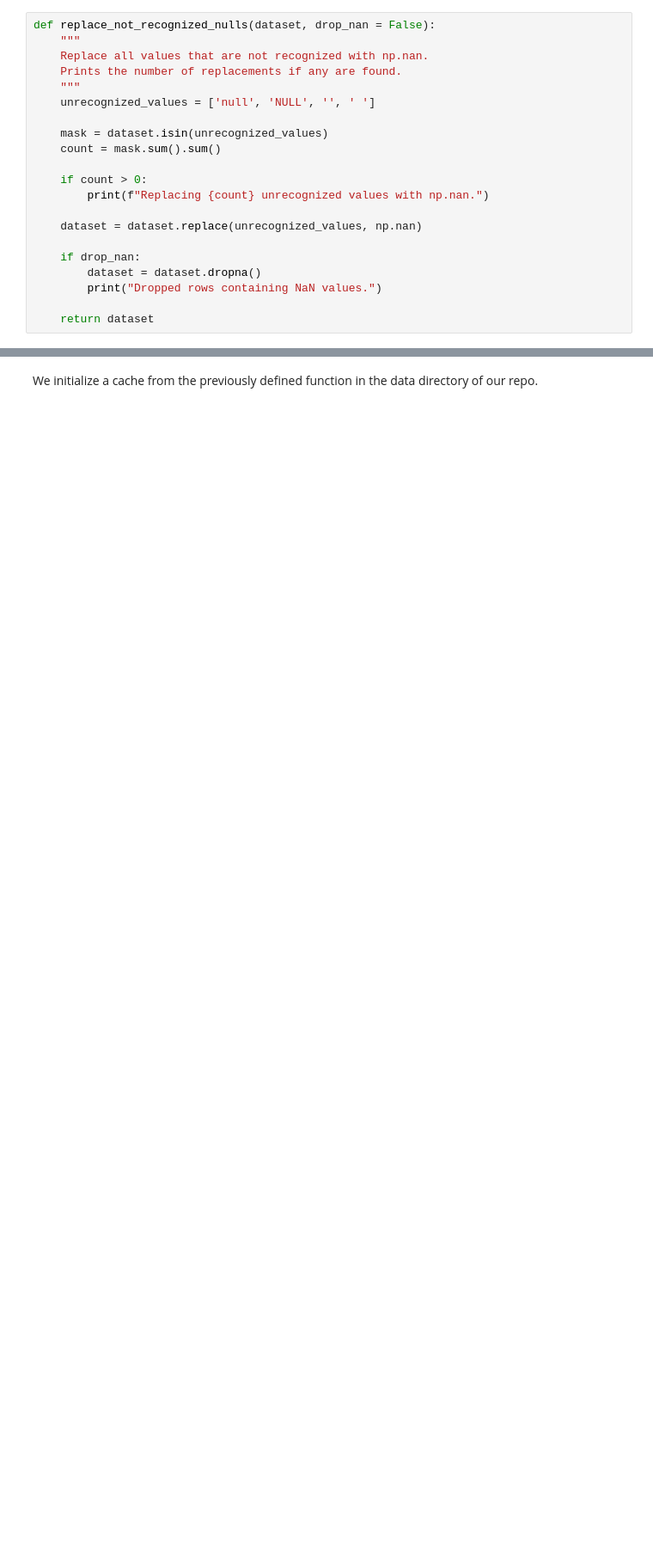
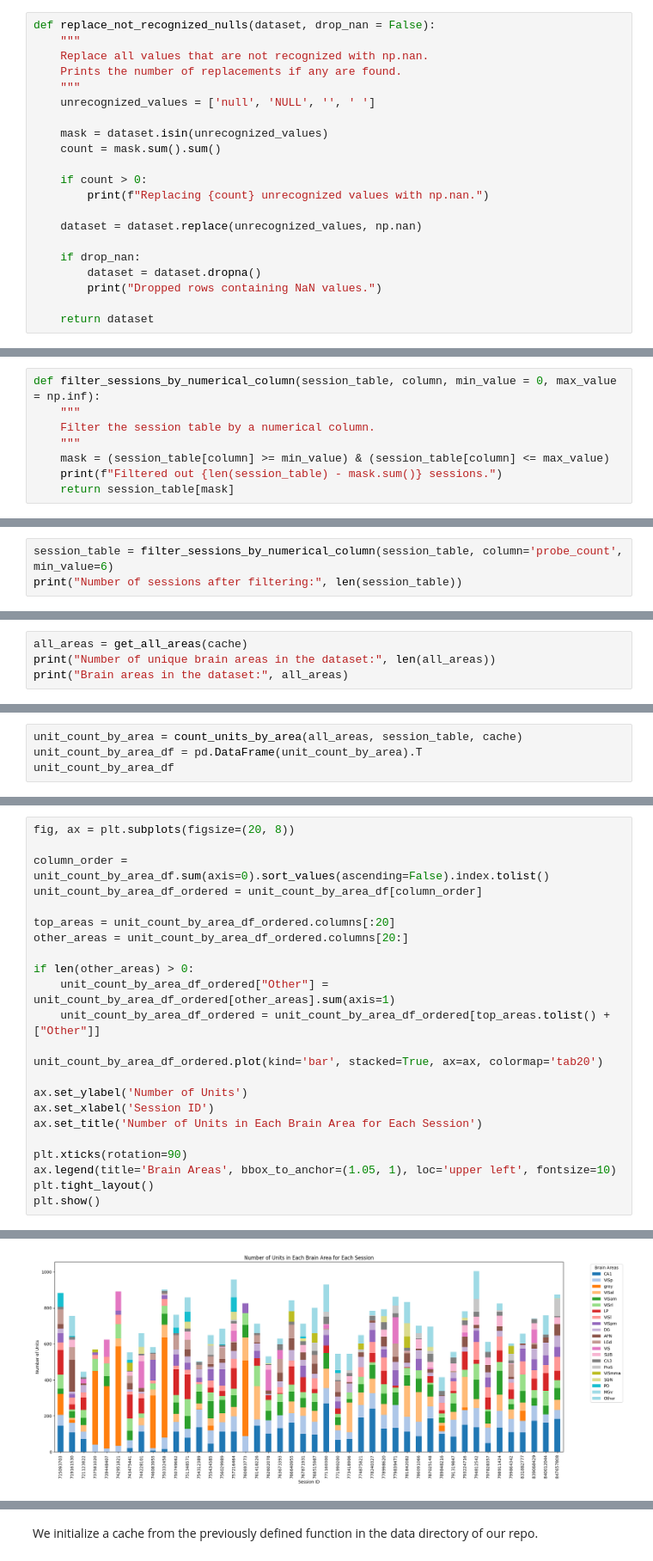
Before and after one commit to FilippoRonzino/mathematical-modelling-for-neuroscience, a Jupyter notebook: import_data.ipynb, the cells around one changed output, grey strips where cells are left out. Shown at 86% size. Saved outputs shown, nothing was run; the diff lists cells and outputs as text; blank space fills up the shorter version.

```diff
--- a/import_data.ipynb
+++ b/import_data.ipynb
@@ -59,0 +102,8 @@ def replace_not_recognized_nulls(dataset, drop_nan = False):
+# %%
+def filter_sessions_by_numerical_column(session_table, column, min_value = 0, max_value = np.inf):
+    """
+    Filter the session table by a numerical column.
+    """
+    mask = (session_table[column] >= min_value) & (session_table[column] <= max_value)
+    print(f"Filtered out {len(session_table) - mask.sum()} sessions.")
+    return session_table[mask]
@@ -59,0 +174,3 @@ def replace_not_recognized_nulls(dataset, drop_nan = False):
+# %%
+session_table = filter_sessions_by_numerical_column(session_table, column='probe_count', min_value=6)
+print("Number of sessions after filtering:", len(session_table))
@@ -59,0 +182,4 @@ def replace_not_recognized_nulls(dataset, drop_nan = False):
+# %%
+all_areas = get_all_areas(cache)
+print("Number of unique brain areas in the dataset:", len(all_areas))
+print("Brain areas in the dataset:", all_areas)
@@ -59,0 +189,4 @@ def replace_not_recognized_nulls(dataset, drop_nan = False):
+# %%
+unit_count_by_area = count_units_by_area(all_areas, session_table, cache)
+unit_count_by_area_df = pd.DataFrame(unit_count_by_area).T
+unit_count_by_area_df
@@ -59,0 +212,24 @@ def replace_not_recognized_nulls(dataset, drop_nan = False):
+# %%
+fig, ax = plt.subplots(figsize=(20, 8))
+
+column_order = unit_count_by_area_df.sum(axis=0).sort_values(ascending=False).index.tolist()
+unit_count_by_area_df_ordered = unit_count_by_area_df[column_order]
+
+top_areas = unit_count_by_area_df_ordered.columns[:20]
+other_areas = unit_count_by_area_df_ordered.columns[20:]
+
+if len(other_areas) > 0:
+    unit_count_by_area_df_ordered["Other"] = unit_count_by_area_df_ordered[other_areas].sum(axis=1)
+    unit_count_by_area_df_ordered = unit_count_by_area_df_ordered[top_areas.tolist() + ["Other"]]
+
+unit_count_by_area_df_ordered.plot(kind='bar', stacked=True, ax=ax, colormap='tab20')
+
+ax.set_ylabel('Number of Units')
+ax.set_xlabel('Session ID')
+ax.set_title('Number of Units in Each Brain Area for Each Session')
+
+plt.xticks(rotation=90)
+ax.legend(title='Brain Areas', bbox_to_anchor=(1.05, 1), loc='upper left', fontsize=10)
+plt.tight_layout()
+plt.show()
+# %% [output]
@@ -59,0 +241 @@ def replace_not_recognized_nulls(dataset, drop_nan = False):
+[figure, added]
```
Also changed, not shown: parts of 27 cells of this notebook.
